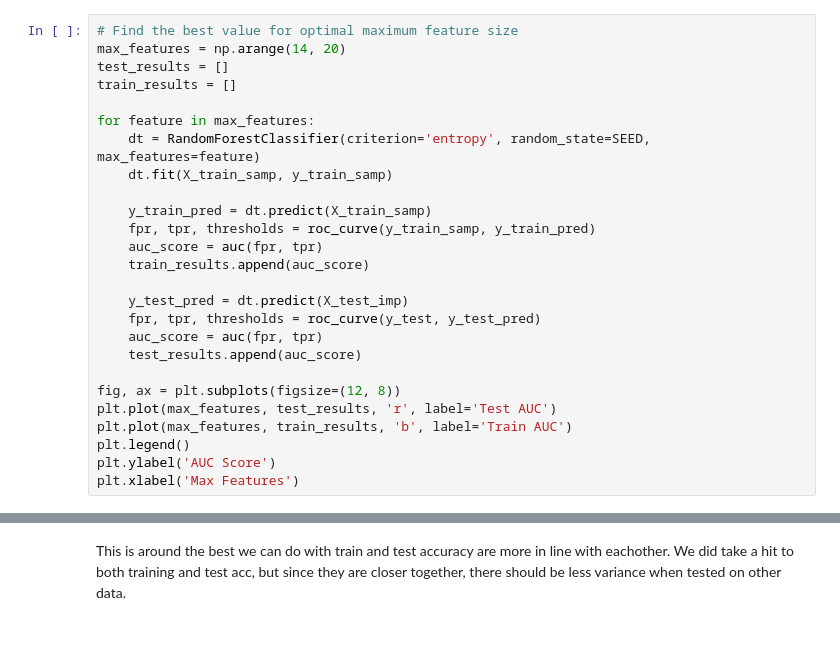
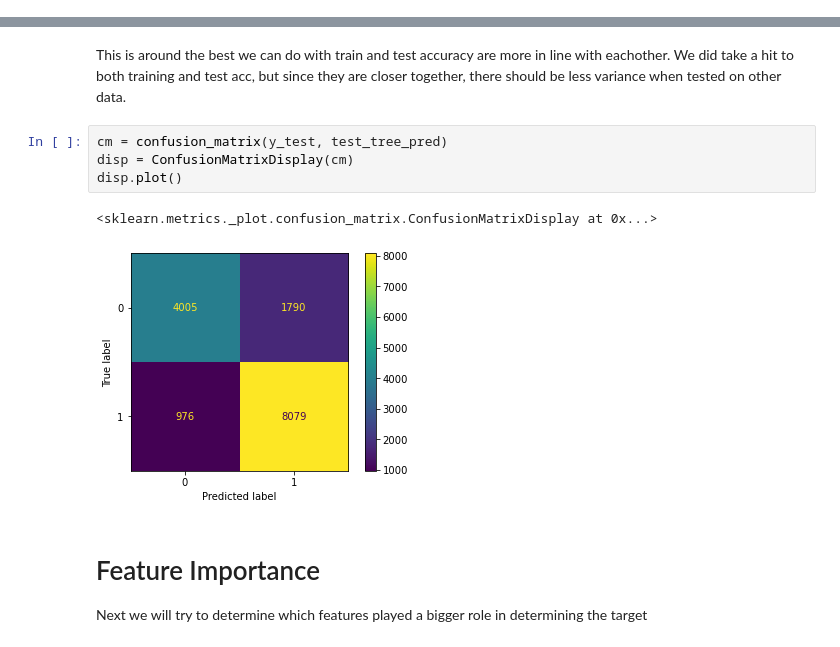
Before and after one commit to Zxhjlk/Phase3Project, a Jupyter notebook: notebooks/ModelResults.ipynb, the cells around one changed output, grey strips where cells are left out. Saved outputs shown, nothing was run; the diff lists cells and outputs as text.

Commit message:
Begin feature importance exploration

```diff
--- a/notebooks/ModelResults.ipynb
+++ b/notebooks/ModelResults.ipynb
@@ -476,26 +455,0 @@ The best minimum sample leaf is around 0.1
-# %%
-# Find the best value for optimal maximum feature size
-max_features = np.arange(14, 20)
-test_results = []
-train_results = []
-
-for feature in max_features:
-    dt = RandomForestClassifier(criterion='entropy', random_state=SEED, max_features=feature)
-    dt.fit(X_train_samp, y_train_samp)
-
-    y_train_pred = dt.predict(X_train_samp)
-    fpr, tpr, thresholds = roc_curve(y_train_samp, y_train_pred)
-    auc_score = auc(fpr, tpr)
-    train_results.append(auc_score)
-
-    y_test_pred = dt.predict(X_test_imp)
-    fpr, tpr, thresholds = roc_curve(y_test, y_test_pred)
-    auc_score = auc(fpr, tpr)
-    test_results.append(auc_score)
-
-fig, ax = plt.subplots(figsize=(12, 8))
-plt.plot(max_features, test_results, 'r', label='Test AUC')
-plt.plot(max_features, train_results, 'b', label='Train AUC')
-plt.legend()
-plt.ylabel('AUC Score')
-plt.xlabel('Max Features')
@@ -519,3 +496,13 @@ Train Acc: 0.8299117037898333
 Test Acc: 0.8137373737373738
 # %% [markdown]
 This is around the best we can do with train and test accuracy are more in line with eachother. We did take a hit to both training and test acc, but since they are closer together, there should be less variance when tested on other data.
+# %%
+cm = confusion_matrix(y_test, test_tree_pred)
+disp = ConfusionMatrixDisplay(cm)
+disp.plot()
+# %% [output]
+<sklearn.metrics._plot.confusion_matrix.ConfusionMatrixDisplay at 0x...>
+[figure, added]
+# %% [markdown]
+# Feature Importance
+Next we will try to determine which features played a bigger role in determining the target
```
Also changed, not shown: parts of 23 cells of this notebook.
